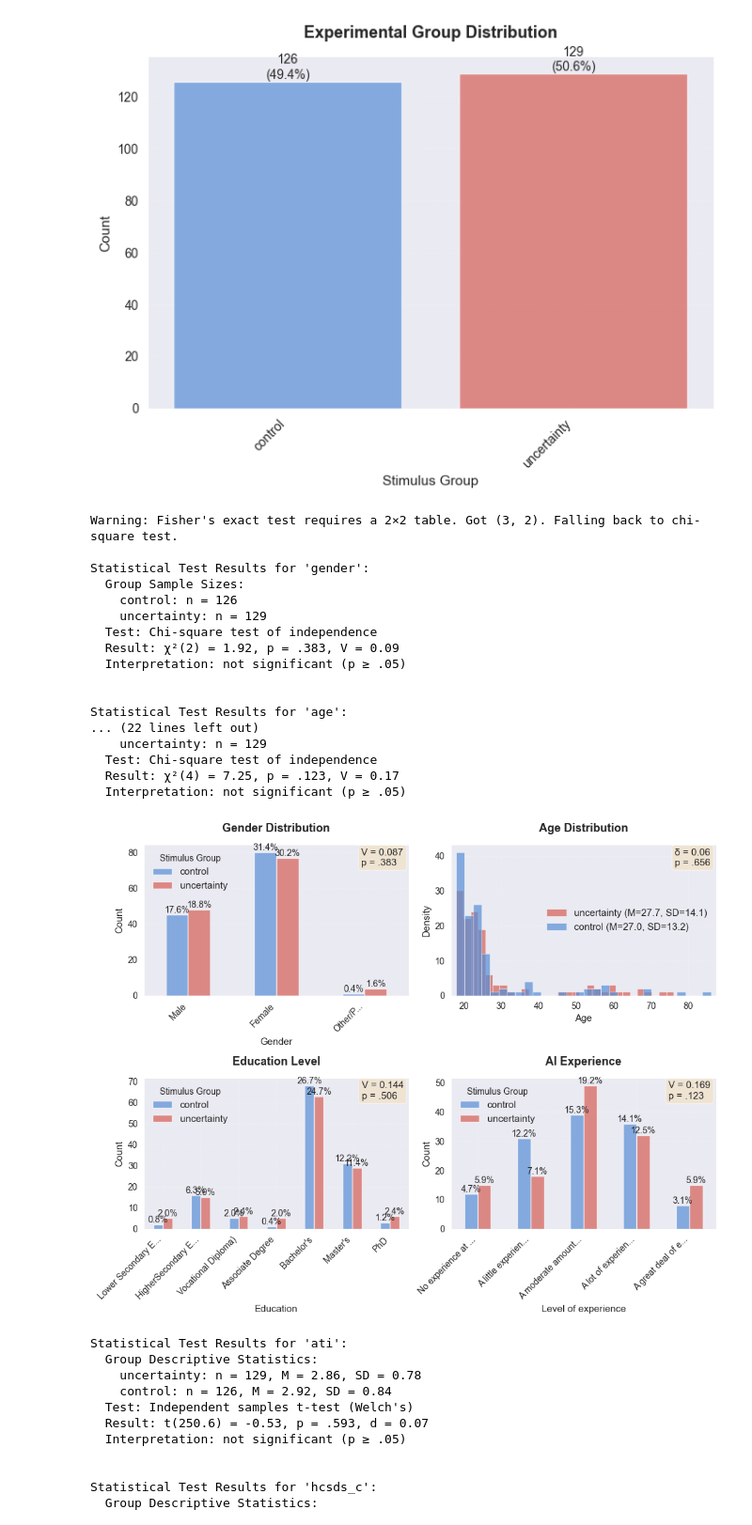
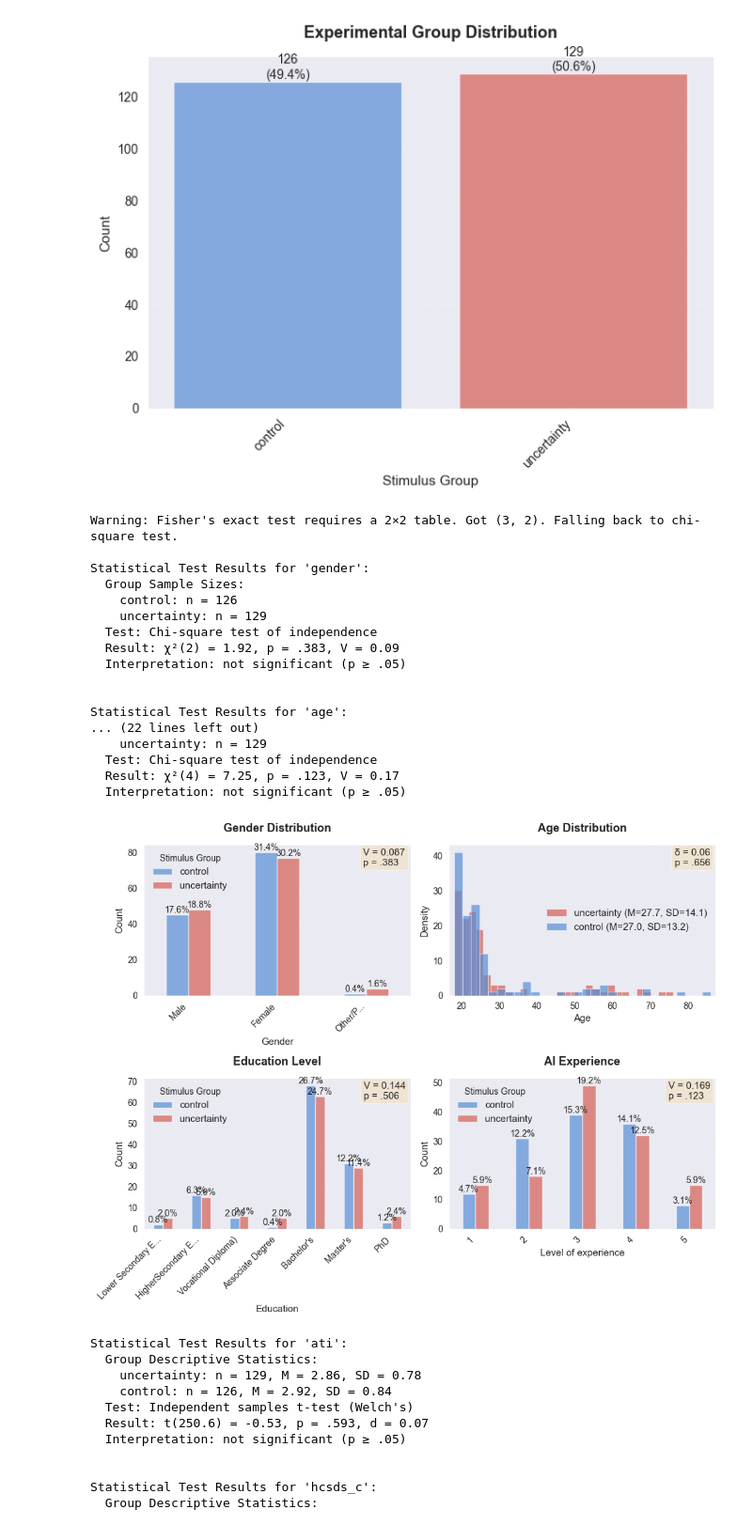
Before and after one commit to TimWiesner99/thesis-analysis, a Jupyter notebook: analysis/overview_results.ipynb, the cells around one changed output. Shown at 94% size. Saved outputs shown, nothing was run; the diff lists cells and outputs as text; code cells hidden in the pictures.

```diff
--- a/analysis/overview_results.ipynb
+++ b/analysis/overview_results.ipynb
@@ -101,36 +101,36 @@ plot_categorical_bar(data, 'education',
                      test_method='nonparametric',
                      ax=axes[2], show_absolute=False)
 
-plot_categorical_bar(data, 'Q19', group_by='stimulus_group',
+plot_categorical_bar(data, 'ai_exp', group_by='stimulus_group',
                      title='AI Experience',
                      test_method='nonparametric',
                      x_label='Level of experience',
                      ax=axes[3], show_absolute=False)
 
 #fig.suptitle("Demographics by group", fontsize=20)
 
 plt.tight_layout()
 plt.savefig(f'../plots/overview/demographics_by_group.png', transparent=True)
 plt.show()
 # %% [output]
 Warning: Fisher's exact test requires a 2×2 table. Got (3, 2). Falling back to chi-square test.
 
 Statistical Test Results for 'gender':
   Group Sample Sizes:
     control: n = 126
     uncertainty: n = 129
   Test: Chi-square test of independence
   Result: χ²(2) = 1.92, p = .383, V = 0.09
   Interpretation: not significant (p ≥ .05)
 
 
 Statistical Test Results for 'age':
 ... (22 lines left out)
     uncertainty: n = 129
   Test: Chi-square test of independence
   Result: χ²(4) = 7.25, p = .123, V = 0.17
   Interpretation: not significant (p ≥ .05)
-[figure, old version]
+[figure, new version]
 # %%
 # Covariates
 fig, axes = create_figure_grid(3, ncols=3, figsize=(16, 5))
```
Also changed, not shown: parts of 3 cells of this notebook, 8 other files.
